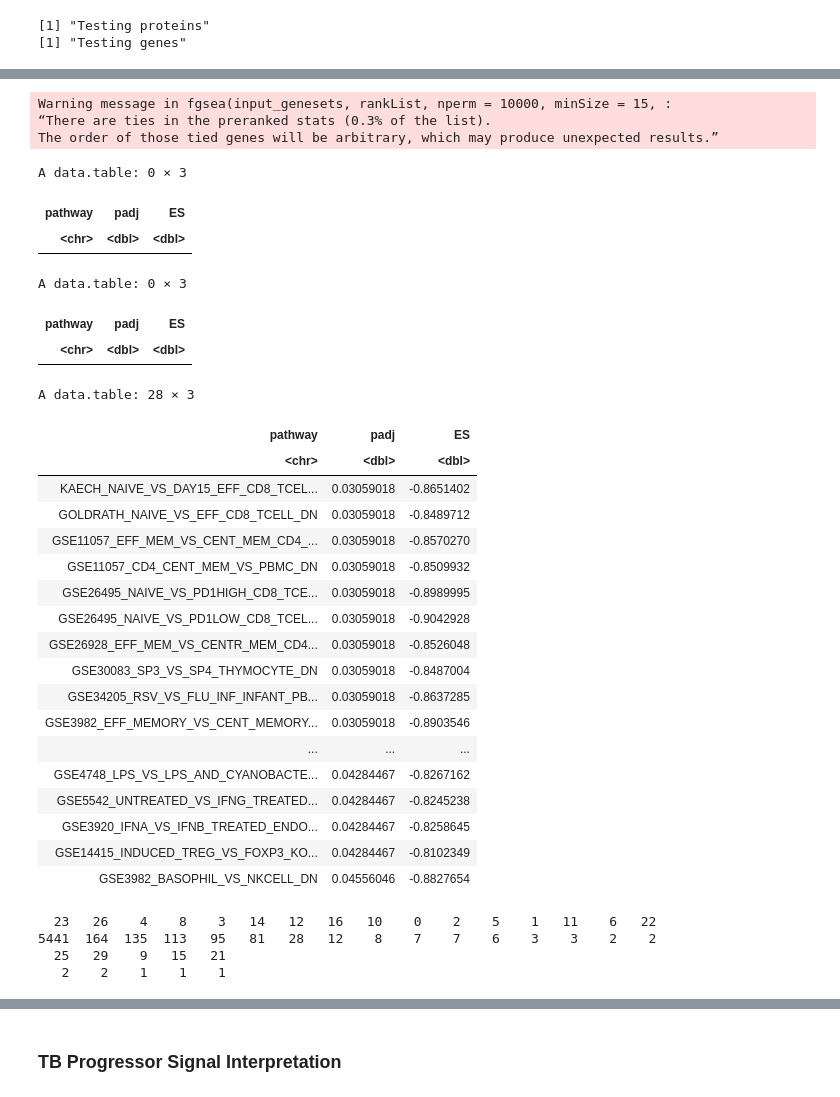
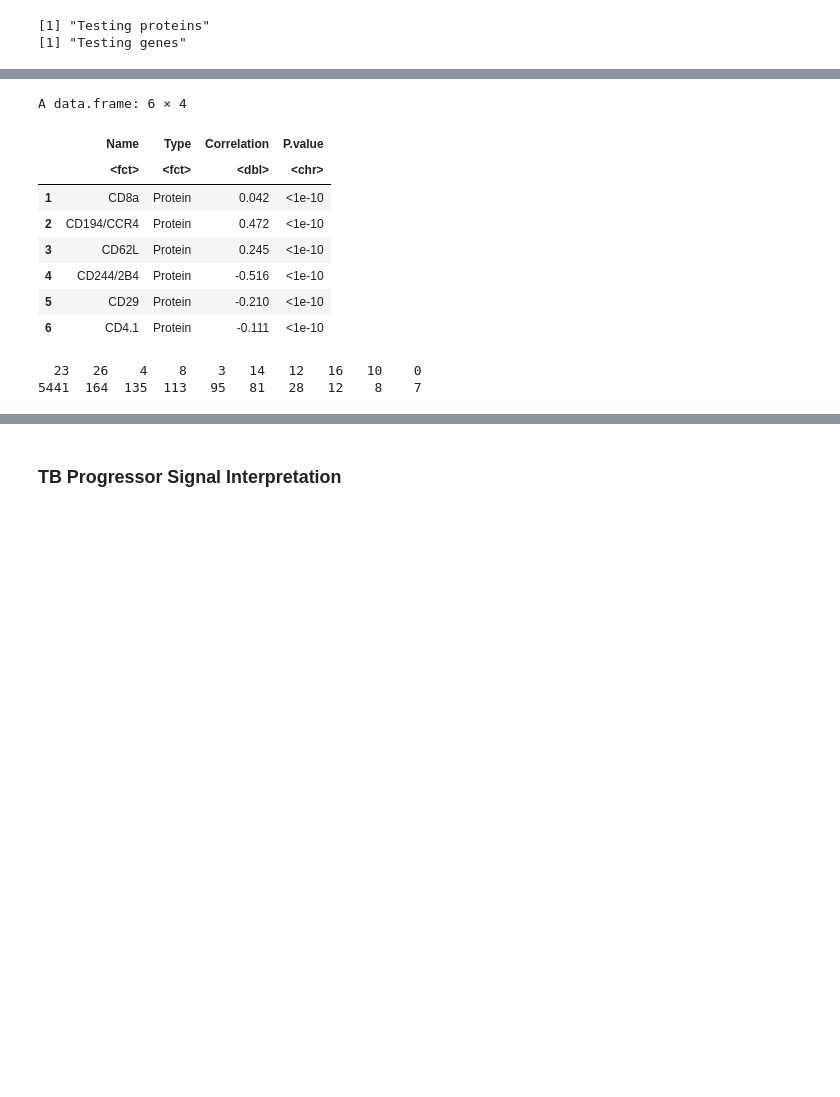
Before and after one commit to immunogenomics/cna-display, a Jupyter notebook: tbru/interpretation.ipynb, the cells around one changed output, grey strips where cells are left out. Saved outputs shown, nothing was run; the diff lists cells and outputs as text; code cells hidden in the pictures; blank space fills up the shorter version.

```diff
--- a/tbru/interpretation.ipynb
+++ b/tbru/interpretation.ipynb
@@ -377,8 +447,9 @@ A data.frame: 14 × 6
 # %%
-interp_report = report_assoc(prot_mat, expr_mat,
+ancestry_report = report_assoc(prot_mat, expr_mat,
                              prot_names = c("CD8a", "CD194/CCR4", "CD62L", "CD244/2B4", "CD29","CD4.1"),
                              gene_names = c("LTB","LDHB","SELL", "NKG7", "CCL5", "GZMH", "GZMA", "GNLY"),
-                             curr_res$ncorrs)
+                             curr_res$ncorrs,
+                             table_destination, "supptable.tbru.ancestry.tex")
 # %% [output]
 [1] "Testing proteins"
 [1] "Testing genes"
@@ -431,57 +456,21 @@ names(input_genesets) = Gene_Sets_DB$geneset.names
-# %%
-FGSEA_output = fgsea(input_genesets, rankList, nperm=10000,
-                         minSize = 15, maxSize = 500, nproc = 0,
-                         gseaParam = 1, BPPARAM = NULL)
-FGSEA_output = FGSEA_output[order(FGSEA_output$padj),]
-FGSEA_output = FGSEA_output[which(FGSEA_output$padj<0.05),c(1,3,4)]
-# %% [output]
-Warning message in fgsea(input_genesets, rankList, nperm = 10000, minSize = 15, :
-“There are ties in the preranked stats (0.3% of the list).
-The order of those tied genes will be arbitrary, which may produce unexpected results.”
-# %%
-# File 3
-FGSEA_output
-# %% [output]
-A data.table: 0 × 3
-| pathway | padj | ES |
-| <chr> | <dbl> | <dbl> |
-# %%
-# File 2
-FGSEA_output
-# %% [output]
-A data.table: 0 × 3
-| pathway | padj | ES |
-| <chr> | <dbl> | <dbl> |
-# %%
-# File 1
-FGSEA_output
-# %% [output]
-A data.table: 28 × 3
-| pathway | padj | ES |
-| <chr> | <dbl> | <dbl> |
-| KAECH_NAIVE_VS_DAY15_EFF_CD8_TCEL... | 0.03059018 | -0.8651402 |
-| GOLDRATH_NAIVE_VS_EFF_CD8_TCELL_DN | 0.03059018 | -0.8489712 |
-| GSE11057_EFF_MEM_VS_CENT_MEM_CD4_... | 0.03059018 | -0.8570270 |
-| GSE11057_CD4_CENT_MEM_VS_PBMC_DN | 0.03059018 | -0.8509932 |
-| GSE26495_NAIVE_VS_PD1HIGH_CD8_TCE... | 0.03059018 | -0.8989995 |
-| GSE26495_NAIVE_VS_PD1LOW_CD8_TCEL... | 0.03059018 | -0.9042928 |
-| GSE26928_EFF_MEM_VS_CENTR_MEM_CD4... | 0.03059018 | -0.8526048 |
-| GSE30083_SP3_VS_SP4_THYMOCYTE_DN | 0.03059018 | -0.8487004 |
-| GSE34205_RSV_VS_FLU_INF_INFANT_PB... | 0.03059018 | -0.8637285 |
-| GSE3982_EFF_MEMORY_VS_CENT_MEMORY... | 0.03059018 | -0.8903546 |
-| ... | ... | ... |
-| GSE4748_LPS_VS_LPS_AND_CYANOBACTE... | 0.04284467 | -0.8267162 |
-| GSE5542_UNTREATED_VS_IFNG_TREATED... | 0.04284467 | -0.8245238 |
-| GSE3920_IFNA_VS_IFNB_TREATED_ENDO... | 0.04284467 | -0.8258645 |
-| GSE14415_INDUCED_TREG_VS_FOXP3_KO... | 0.04284467 | -0.8102349 |
-| GSE3982_BASOPHIL_VS_NKCELL_DN | 0.04556046 | -0.8827654 |
+# %%
+head(ancestry_report)
+# %% [output]
+A data.frame: 6 × 4
+|  | Name | Type | Correlation | P.value |
+|  | <fct> | <fct> | <dbl> | <chr> |
+| 1 | CD8a | Protein | 0.042 | <1e-10 |
+| 2 | CD194/CCR4 | Protein | 0.472 | <1e-10 |
+| 3 | CD62L | Protein | 0.245 | <1e-10 |
+| 4 | CD244/2B4 | Protein | -0.516 | <1e-10 |
+| 5 | CD29 | Protein | -0.210 | <1e-10 |
+| 6 | CD4.1 | Protein | -0.111 | <1e-10 |
 # %%
+# Original clusters with highest representation
 cluster_counts = table(curr_res[which(curr_res$poscells=="True"),]$cluster)
-cluster_counts[order(cluster_counts, decreasing = TRUE)]
+cluster_counts[order(cluster_counts, decreasing = TRUE)][1:10]
 # 23: CD8+ central
 # %% [output]
-  23   26    4    8    3   14   12   16   10    0    2    5    1   11    6   22
-5441  164  135  113   95   81   28   12    8    7    7    6    3    3    2    2
-  25   29    9   15   21
-   2    2    1    1    1
+  23   26    4    8    3   14   12   16   10    0
+5441  164  135  113   95   81   28   12    8    7
 # %%
```
Also changed, not shown: parts of 132 cells of this notebook, 12 other files.
